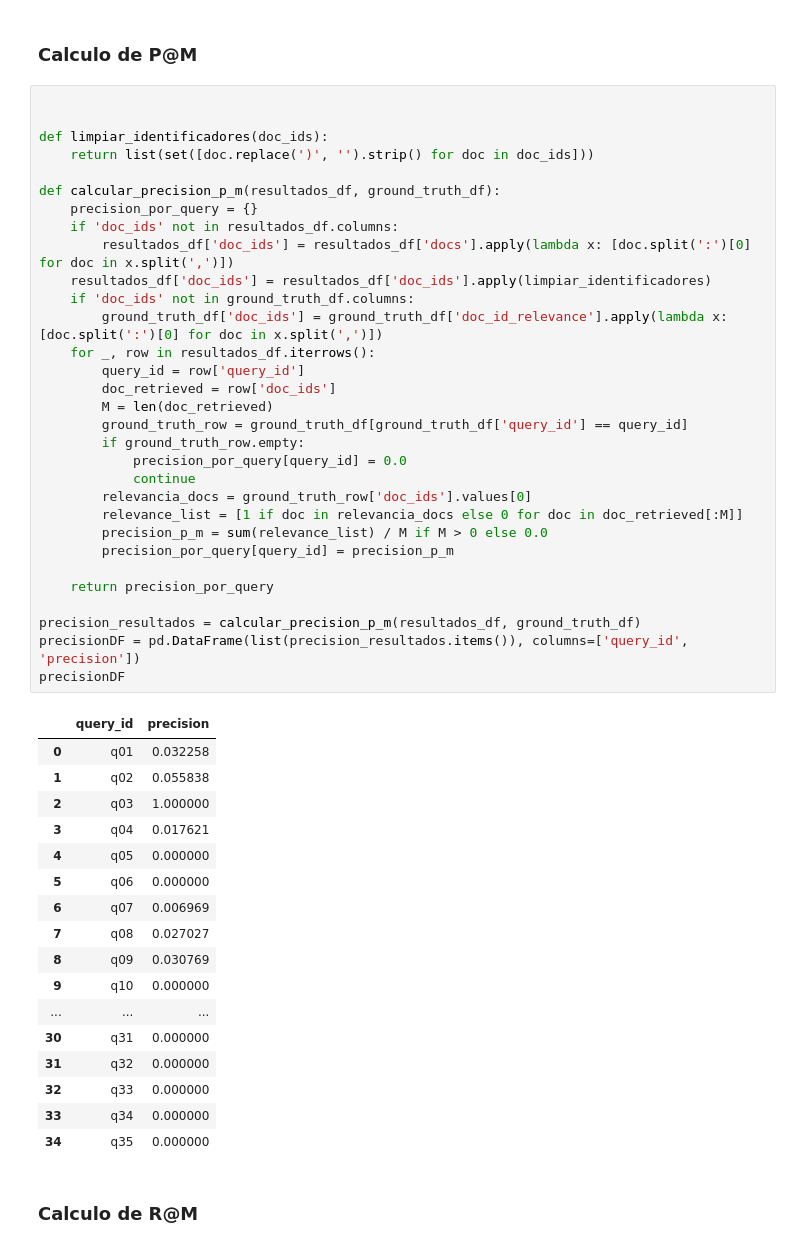
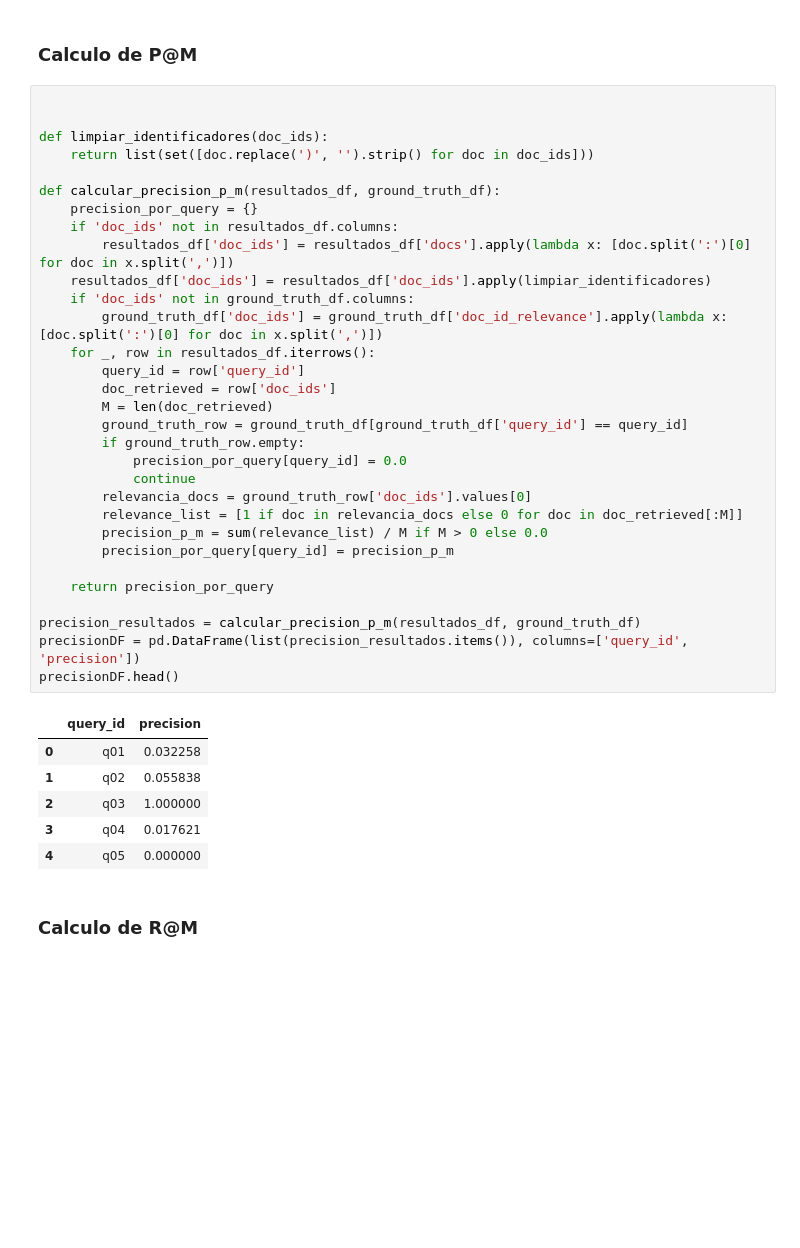
Before and after one commit to Juanes1516/NLP_TaskOne, a Jupyter notebook: task1/punto4.ipynb, the cells around one changed output. Saved outputs shown, nothing was run; the diff lists cells and outputs as text; blank space fills up the shorter version.

```diff
--- a/task1/punto4.ipynb
+++ b/task1/punto4.ipynb
@@ -282,45 +283,34 @@ def calcular_precision_p_m(resultados_df, ground_truth_df):
     precision_por_query = {}
     if 'doc_ids' not in resultados_df.columns:
         resultados_df['doc_ids'] = resultados_df['docs'].apply(lambda x: [doc.split(':')[0] for doc in x.split(',')])
     resultados_df['doc_ids'] = resultados_df['doc_ids'].apply(limpiar_identificadores)
     if 'doc_ids' not in ground_truth_df.columns:
         ground_truth_df['doc_ids'] = ground_truth_df['doc_id_relevance'].apply(lambda x: [doc.split(':')[0] for doc in x.split(',')])
     for _, row in resultados_df.iterrows():
         query_id = row['query_id']
         doc_retrieved = row['doc_ids']
         M = len(doc_retrieved)
         ground_truth_row = ground_truth_df[ground_truth_df['query_id'] == query_id]
         if ground_truth_row.empty:
             precision_por_query[query_id] = 0.0
             continue
         relevancia_docs = ground_truth_row['doc_ids'].values[0]
         relevance_list = [1 if doc in relevancia_docs else 0 for doc in doc_retrieved[:M]]
         precision_p_m = sum(relevance_list) / M if M > 0 else 0.0
         precision_por_query[query_id] = precision_p_m
 
     return precision_por_query
 
 precision_resultados = calcular_precision_p_m(resultados_df, ground_truth_df)
 precisionDF = pd.DataFrame(list(precision_resultados.items()), columns=['query_id', 'precision'])
-precisionDF
+precisionDF.head()
 # %% [output]
 |  | query_id | precision |
 | 0 | q01 | 0.032258 |
 | 1 | q02 | 0.055838 |
 | 2 | q03 | 1.000000 |
 | 3 | q04 | 0.017621 |
 | 4 | q05 | 0.000000 |
-| 5 | q06 | 0.000000 |
-| 6 | q07 | 0.006969 |
-| 7 | q08 | 0.027027 |
-| 8 | q09 | 0.030769 |
-| 9 | q10 | 0.000000 |
-| ... | ... | ... |
-| 30 | q31 | 0.000000 |
-| 31 | q32 | 0.000000 |
-| 32 | q33 | 0.000000 |
-| 33 | q34 | 0.000000 |
-| 34 | q35 | 0.000000 |
 # %% [markdown]
 ### Calculo de R@M
 # %%
```
Also changed, not shown: parts of 7 cells of this notebook, 2 other files.
